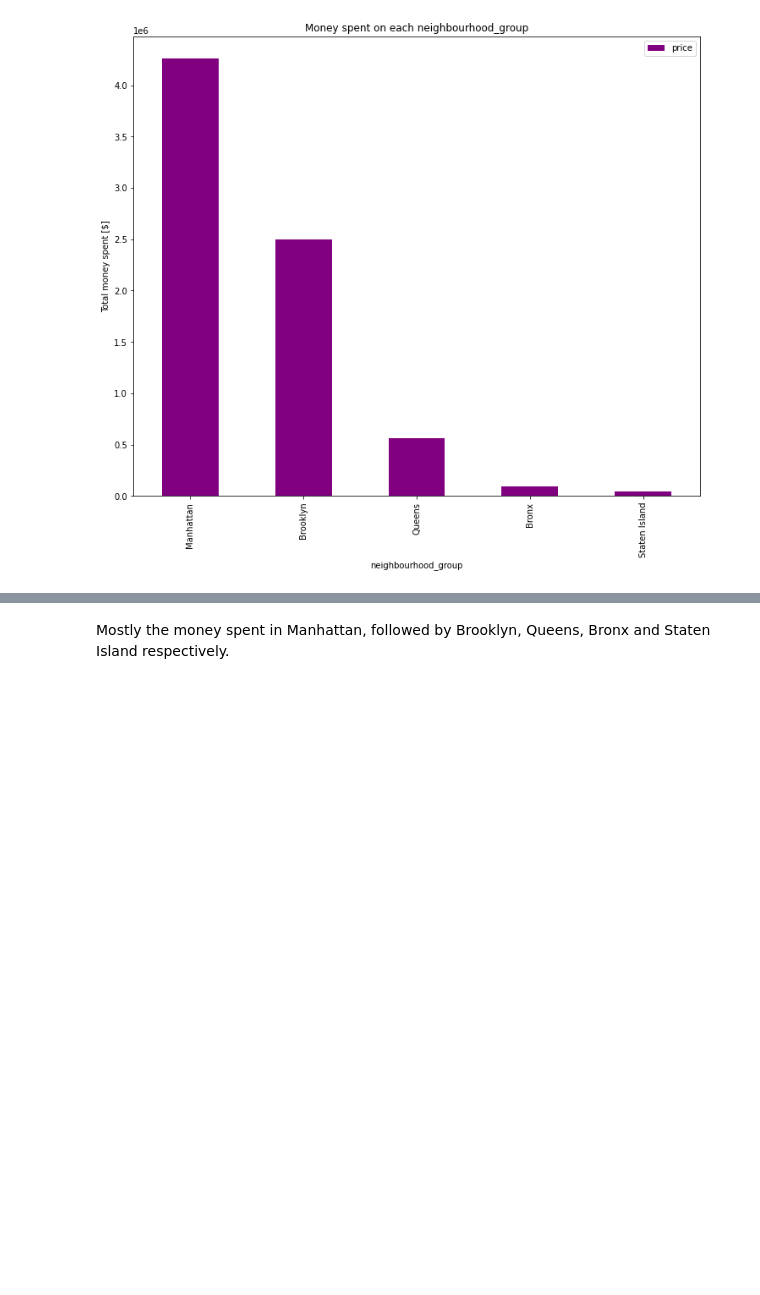
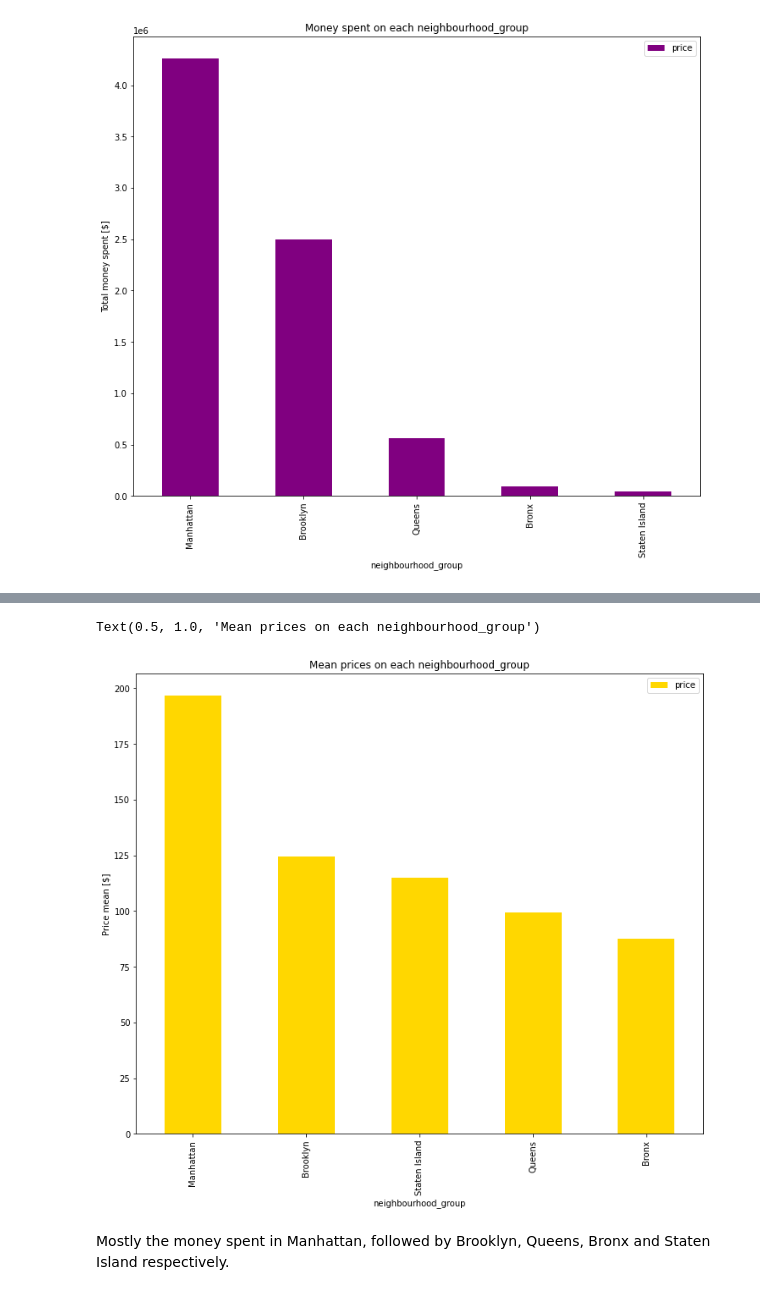
Before and after one commit to SubhamZap/Airbnb-Booking-Analysis, a Jupyter notebook: Airbnb_Bookings_Analysis_Capstone_Project.ipynb, the cells around one changed output, grey strips where cells are left out. Cells and saved outputs as stored; diff of their text form; code cells hidden in the pictures; blank space fills up the shorter version.

```diff
--- a/Airbnb_Bookings_Analysis_Capstone_Project.ipynb
+++ b/Airbnb_Bookings_Analysis_Capstone_Project.ipynb
@@ -423,3 +423,8 @@ plt.title('Money spent on each neighbourhood_group')
 # %% [output]
 Text(0.5, 1.0, 'Money spent on each neighbourhood_group')
 [figure]
+# %%
+#  On average, which neighbourhood_group is most expensive
+
+avg_df = pd.DataFrame(new_air_df.groupby(['neighbourhood_group'])['price'].mean().sort_values(ascending=False))
+avg_df
@@ -426,3 +439,11 @@ Text(0.5, 1.0, 'Money spent on each neighbourhood_group')
+# %%
+# Representation of money spent on each neighbourhood_group
+
+avg_df.plot(kind = 'bar', ylabel = 'Price mean [$]', figsize=[12, 10], color = ['gold'])
+plt.title('Mean prices on each neighbourhood_group')
+# %% [output]
+Text(0.5, 1.0, 'Mean prices on each neighbourhood_group')
+[figure, added]
 # %% [markdown]
 Mostly the money spent in Manhattan, followed by Brooklyn, Queens, Bronx and Staten Island respectively.
 # %%
```
Also changed, not shown: parts of 4 cells of this notebook.
